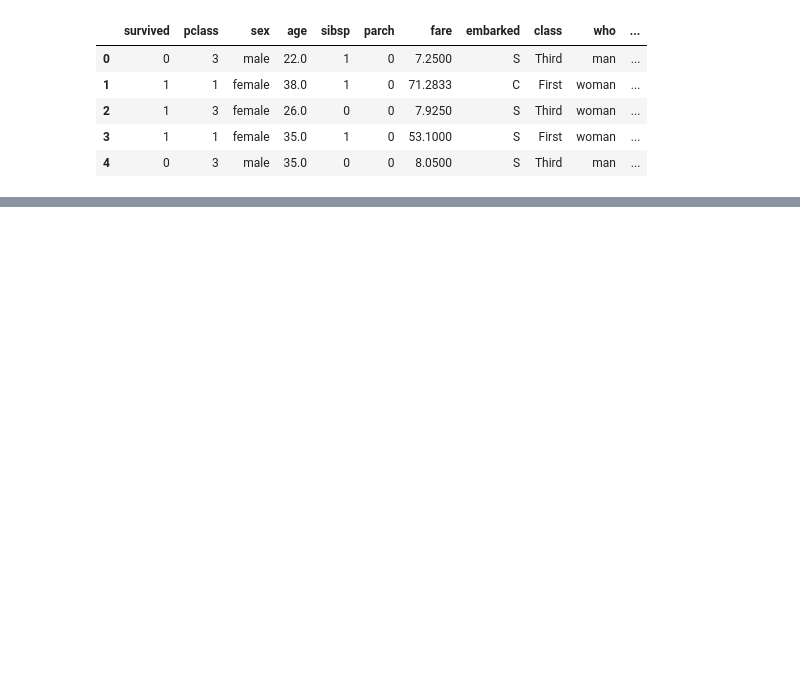
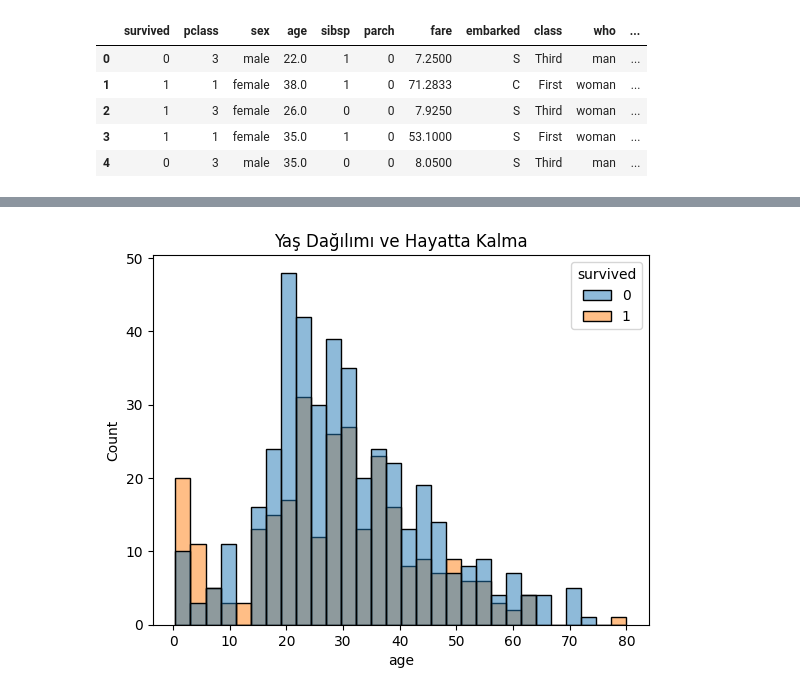
Before and after one commit to dilaraymercann/ml-supervised-learning, a Jupyter notebook: 01_titanic_classification.ipynb, the cells around one changed output, grey strips where cells are left out. Saved outputs shown, nothing was run; the diff lists cells and outputs as text; code cells hidden in the pictures; blank space fills up the shorter version.

```diff
--- a/01_titanic_classification.ipynb
+++ b/01_titanic_classification.ipynb
@@ -15,0 +79,6 @@ df.head()
+# %%
+sns.histplot(data=df, x="age", hue="survived", bins=30)
+plt.title("Yaş Dağılımı ve Hayatta Kalma")
+plt.show()
+# %% [output]
+[figure, added]
```
Also changed, not shown: parts of 5 cells of this notebook.
